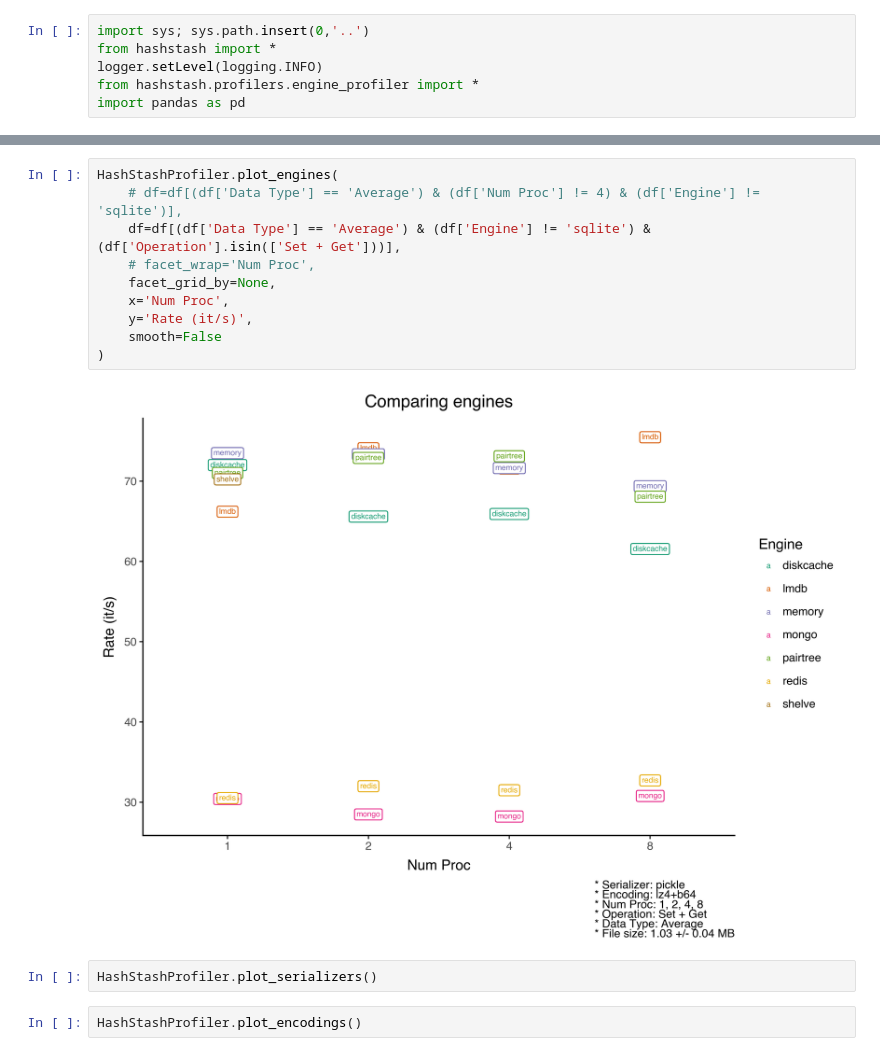
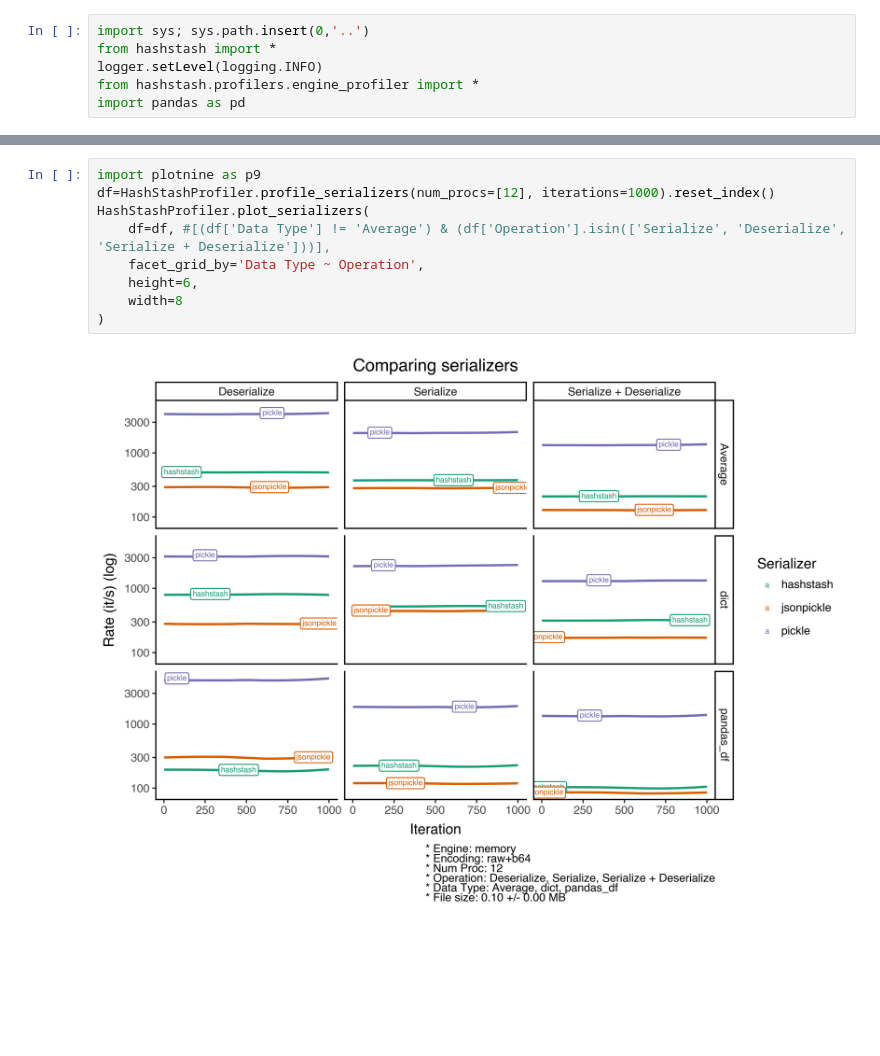
Before and after one commit to quadrismegistus/hashstash, a Jupyter notebook: notebooks/profilers8.ipynb, the cells around one changed output, grey strips where cells are left out. Saved outputs shown, nothing was run; the diff lists cells and outputs as text; blank space fills up the shorter version.

```diff
--- a/notebooks/profilers8.ipynb
+++ b/notebooks/profilers8.ipynb
@@ -29,16 +22,11 @@ import plotnine as p9
-# %%
-HashStashProfiler.plot_engines(
-    # df=df[(df['Data Type'] == 'Average') & (df['Num Proc'] != 4) & (df['Engine'] != 'sqlite')],
-    df=df[(df['Data Type'] == 'Average') & (df['Engine'] != 'sqlite') & (df['Operation'].isin(['Set + Get']))],
-    # facet_wrap='Num Proc',
-    facet_grid_by=None,
-    x='Num Proc',
-    y='Rate (it/s)',
-    smooth=False
-)
-# %% [output]
-[figure, removed]
-# %%
-HashStashProfiler.plot_serializers()
-# %%
-HashStashProfiler.plot_encodings()
+# %%
+import plotnine as p9
+df=HashStashProfiler.profile_serializers(num_procs=[12], iterations=1000).reset_index()
+HashStashProfiler.plot_serializers(
+    df=df, #[(df['Data Type'] != 'Average') & (df['Operation'].isin(['Serialize', 'Deserialize', 'Serialize + Deserialize']))],
+    facet_grid_by='Data Type ~ Operation',
+    height=6,
+    width=8
+)
+# %% [output]
+[figure, added]
```
Also changed, not shown: parts of 4 cells of this notebook, 6 other files.
